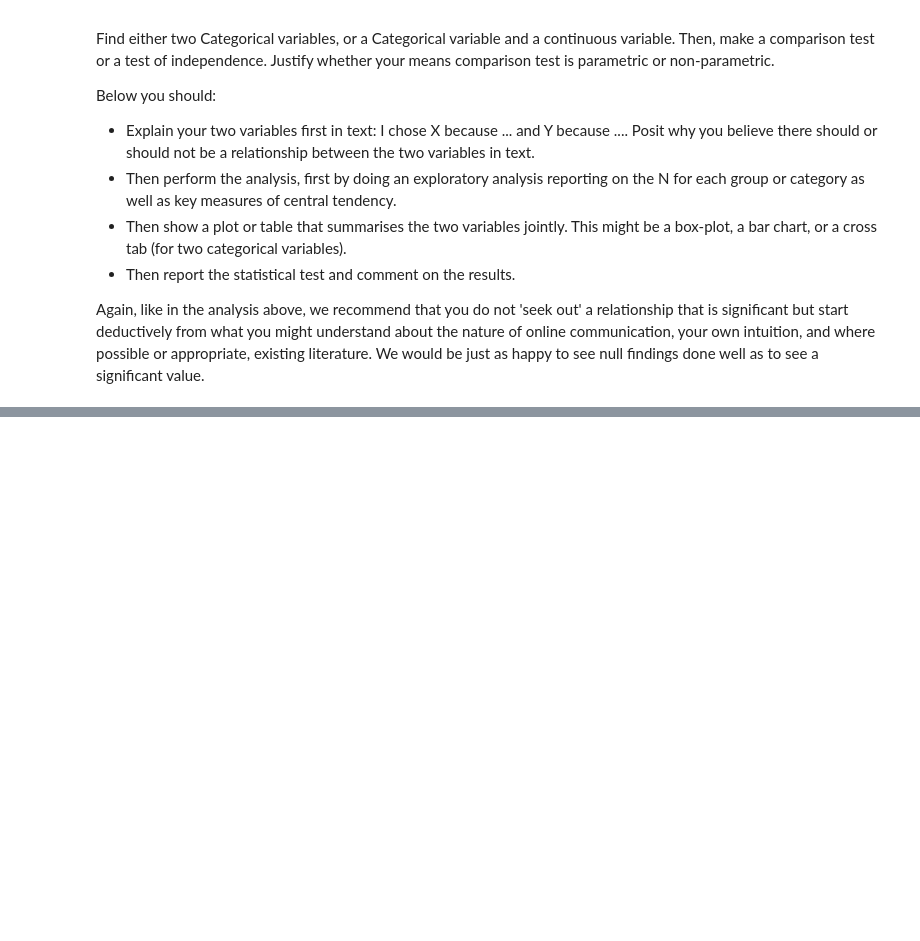
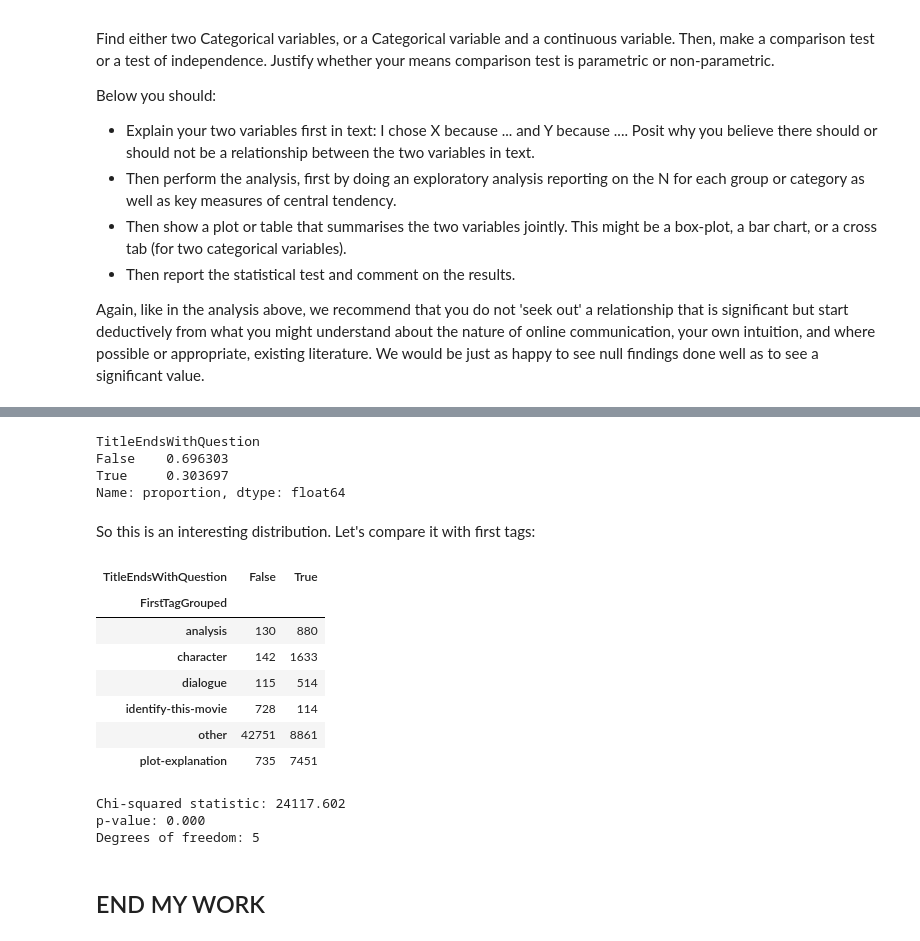
Before and after one commit to RyanOthnielKearns/oii-fsds, a Jupyter notebook: week01/Week01_2_Lab_Tables.ipynb, the cells around one changed output, grey strips where cells are left out. Cells and saved outputs as stored; diff of their text form; code cells hidden in the pictures; blank space fills up the shorter version.

```diff
--- a/week01/Week01_2_Lab_Tables.ipynb
+++ b/week01/Week01_2_Lab_Tables.ipynb
@@ -48,0 +283,4 @@ Again, like in the analysis above, we recommend that you do not 'seek out' a rel
+# %%
+# Replace empty titles with "", which obviously don't end with `?`
+stack_df["TitleEndsWithQuestion"] = stack_df["Title"].fillna("").str.endswith("?")
+stack_df[['Title', 'TitleEndsWithQuestion']].head()
@@ -48,0 +294,33 @@ Again, like in the analysis above, we recommend that you do not 'seek out' a rel
+# %%
+stack_df["TitleEndsWithQuestion"].value_counts(normalize=True)
+# %% [output]
+TitleEndsWithQuestion
+False    0.696303
+True     0.303697
+Name: proportion, dtype: float64
+# %% [markdown]
+So this is an interesting distribution. Let's compare it with first tags:
+# %%
+frequency_table = pd.crosstab(stack_df["FirstTagGrouped"], stack_df["TitleEndsWithQuestion"])
+frequency_table
+# %% [output]
+| TitleEndsWithQuestion | False | True |
+| FirstTagGrouped |  |  |
+| analysis | 130 | 880 |
+| character | 142 | 1633 |
+| dialogue | 115 | 514 |
+| identify-this-movie | 728 | 114 |
+| other | 42751 | 8861 |
+| plot-explanation | 735 | 7451 |
+# %%
+chi2, p, dof, expected = stats.chi2_contingency(frequency_table)
+
+print(f"Chi-squared statistic: {chi2:.3f}")
+print(f"p-value: {p_value:.3f}")
+print(f"Degrees of freedom: {dof}")
+# %% [output]
+Chi-squared statistic: 24117.602
+p-value: 0.000
+Degrees of freedom: 5
+# %% [markdown]
+## END MY WORK
```
Also changed, not shown: parts of 33 cells of this notebook.
